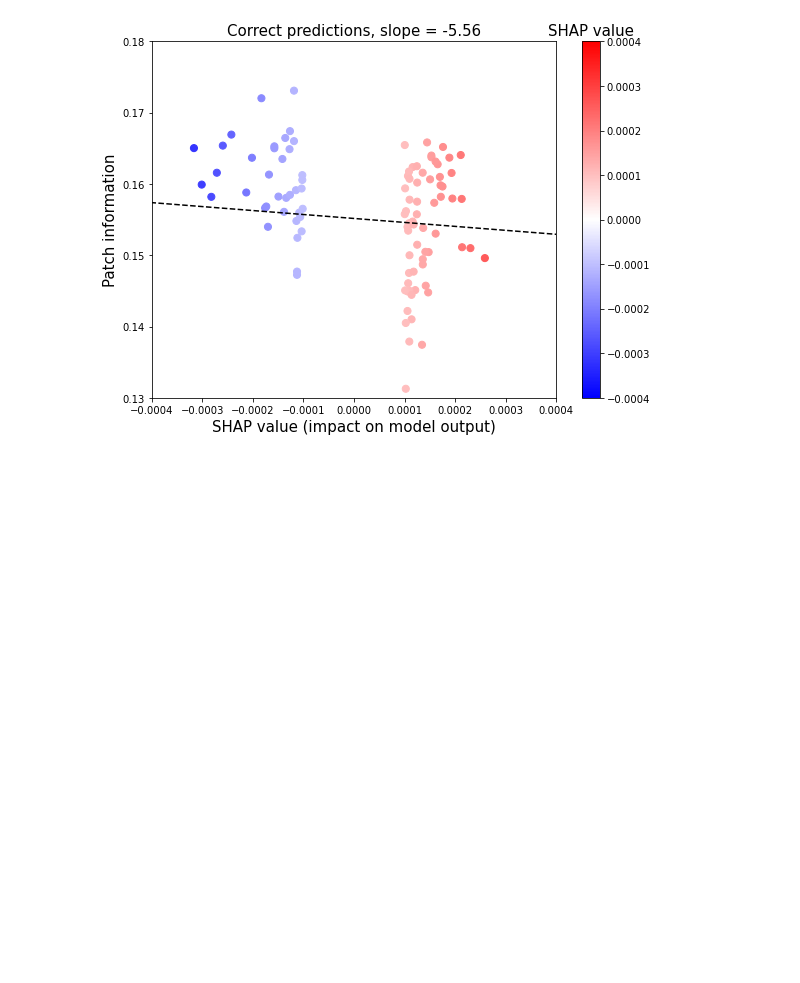
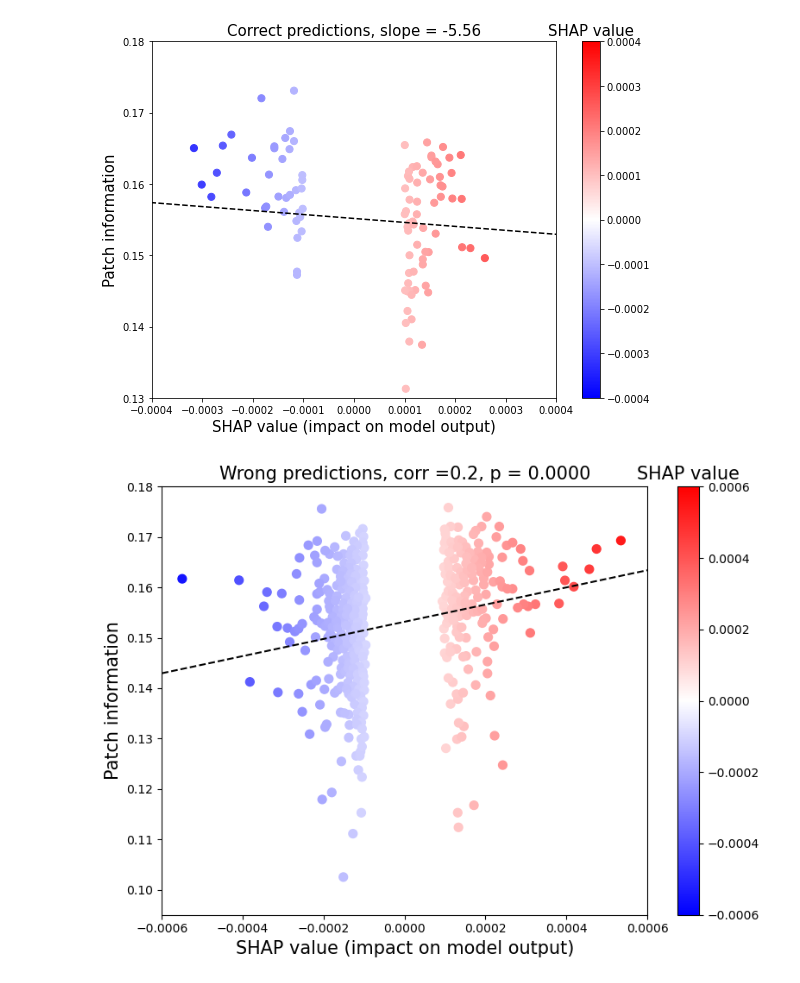
Before and after one commit to ymch815/ECE228ProjectTeam10, a Jupyter notebook: SHAP/SHAPImageNN.ipynb, the cells around one changed output. Cells and saved outputs as stored; diff of their text form; code cells hidden in the pictures; blank space fills up the shorter version.

Commit message:
update analysis and data

```diff
--- a/SHAP/SHAPImageNN.ipynb
+++ b/SHAP/SHAPImageNN.ipynb
@@ -492,3 +495,32 @@ plt.plot(xx,np.polyval(myfit,xx),'k--')
 plt.tight_layout()
 plt.title('Wrong predictions, slope = '+str(round(myfit[0],2)),fontsize=15)
 # plt.savefig('SHAP-imagedata-correct.png',dpi=300)
+# %%
+# update 09/12/23
+# load data directly
+data = np.loadtxt('./wrong.csv',skiprows=1,dtype=float,delimiter=',')
+val_to_plot = data[:,0]
+infor_to_plot = data[:,1]
+# %%
+# filter_ind = np.where((abs(val_to_plot.flatten())>=1e-4))
+#filter_ind = np.where(((shap_vals.flatten())>=1.2e-4))
+plt.figure(figsize=(8,6))
+plt.scatter(val_to_plot,infor_to_plot,c = val_to_plot,
+            cmap='bwr',s = 50)
+clb=plt.colorbar()
+plt.clim(-0.0006,0.0006)
+clb.ax.tick_params(labelsize=10)
+clb.ax.set_title('SHAP value',fontsize=15)
+plt.xlim([-0.0006,0.0006])
+plt.ylim([0.095,0.18])
+plt.xlabel('SHAP value (impact on model output)',fontsize=15)
+plt.ylabel('Patch information',fontsize=15)
+myfit = np.polyfit(val_to_plot,infor_to_plot,1)
+xx = np.linspace(-0.0006,0.0006,100)
+plt.plot(xx,np.polyval(myfit,xx),'k--')
+plt.tight_layout()
+corr,p = scipy.stats.pearsonr(val_to_plot,infor_to_plot)
+plt.title('Wrong predictions, corr =%.1f, p = %.4f'%(corr,p),fontsize=15)
+# plt.savefig('SHAP-imagedata-wrong-update.png',dpi=300)
+# %% [output]
+[figure, added]
```
Also changed, not shown: parts of 1 cell of this notebook, 4 other files.
